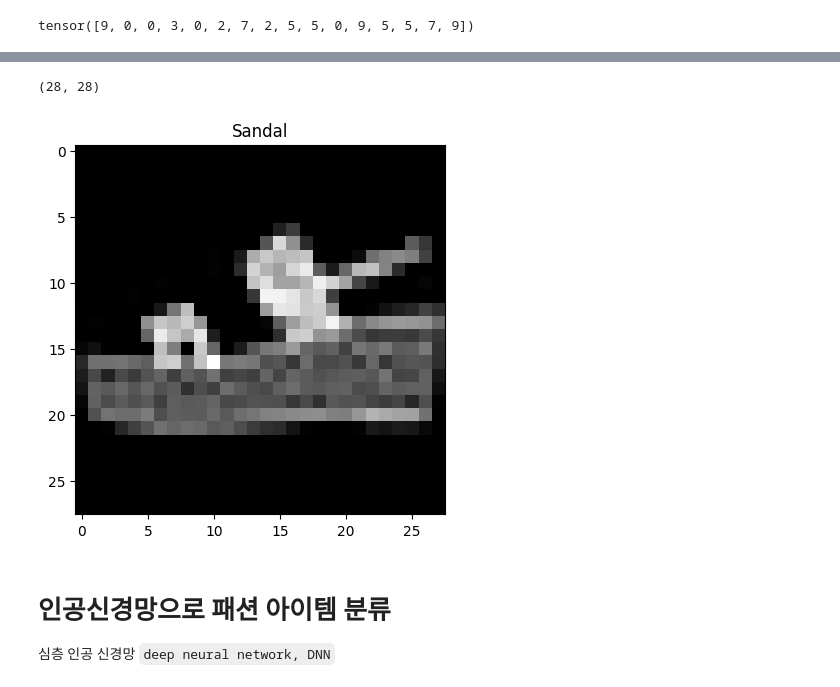
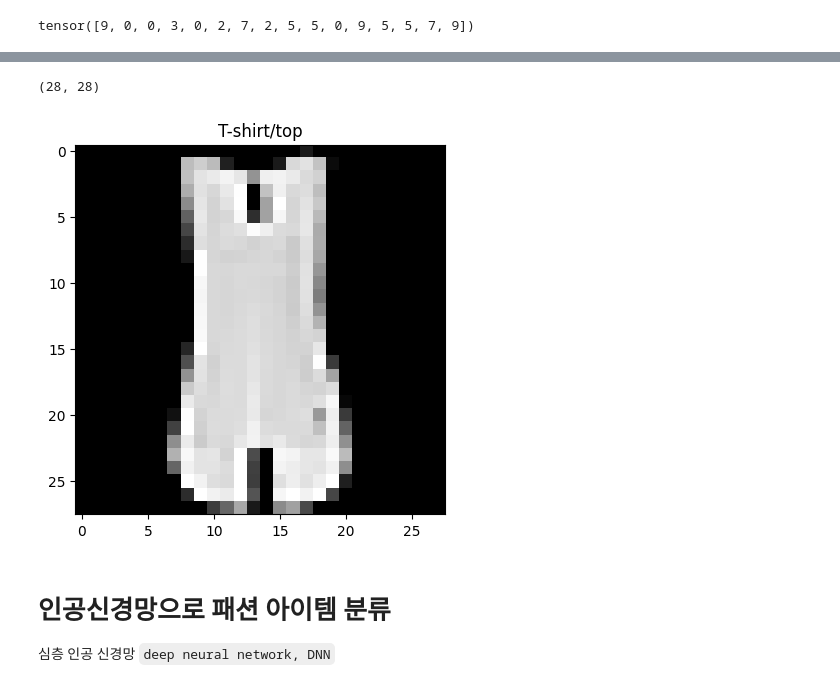
Before and after one commit to zihvvan/DeepLearning, a Jupyter notebook: CHOISEONGGU/공부자료/ch09_DL_03_DNN_ChoiSG.ipynb, the cells around one changed output, grey strips where cells are left out. Cells and saved outputs as stored; diff of their text form; code cells hidden in the pictures.

```diff
--- a/CHOISEONGGU/공부자료/ch09_DL_03_DNN_ChoiSG.ipynb
+++ b/CHOISEONGGU/공부자료/ch09_DL_03_DNN_ChoiSG.ipynb
@@ -156,18 +179,18 @@ Ankle boot
 * Fashion MNIST에서 이미지의 크기는 28 x 28, 색상 채널은 흑백 1가지 → 입력 x의 특징값 총개 수는 28 x 28 x 1개, 즉 784개
 # %%
 # 개별 이미지 보기 (0~15)
-idx = 12 #@param {"type":"number"}
+idx = 4 #@param {"type":"number"}
 
 item_img = images[idx] # 첫번째 이미지 꺼내기
 item_npimg = item_img.squeeze().numpy() # squeeze하고 numpy를 통해 넘파이 행렬로 만들기
 
 plt.title(CLASSES[labels[idx].item()]) # 종류 보기
 print(item_npimg.shape)
 plt.imshow(item_npimg, cmap='gray')
 plt.show()
 # %% [output]
 (28, 28)
-[figure, old version]
+[figure, new version]
 # %% [markdown]
 # 인공신경망으로 패션 아이템 분류
 심층 인공 신경망 `deep neural network, DNN`
```
Also changed, not shown: parts of 22 cells of this notebook.
